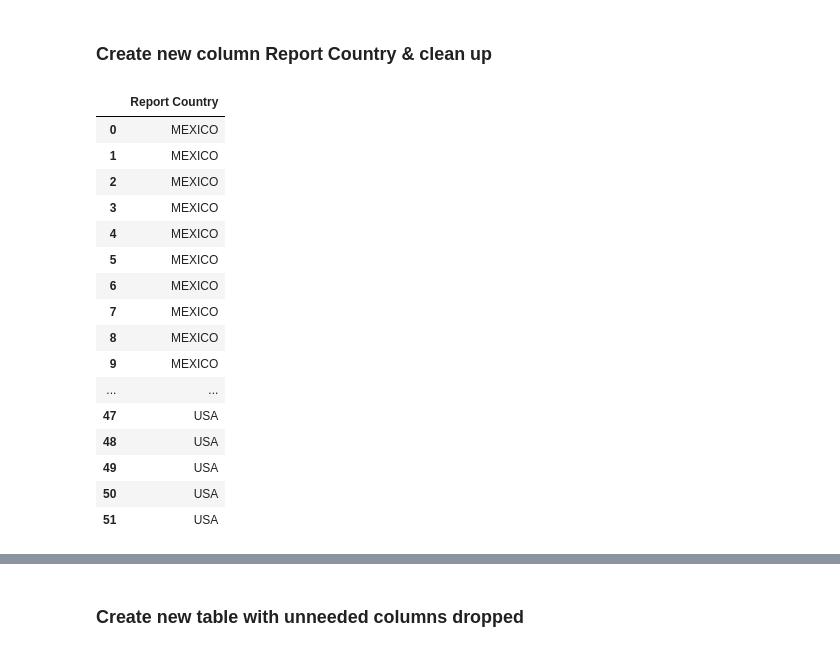
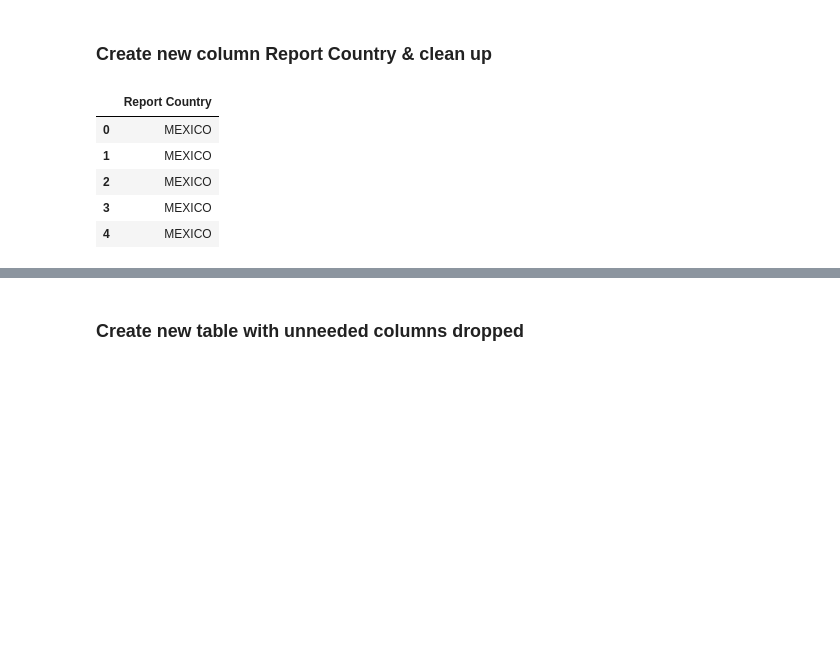
Before and after one commit to ArinkB/Monarchs, a Jupyter notebook: Data/Monarchs_1995_cleanup.ipynb, the cells around one changed output, grey strips where cells are left out. Drawn from its saved outputs; the diff is of its cells as text; code cells hidden in the pictures; blank space fills up the shorter version.

```diff
--- a/Data/Monarchs_1995_cleanup.ipynb
+++ b/Data/Monarchs_1995_cleanup.ipynb
@@ -66,5 +58,3 @@ df
-# %%
-df.rename(columns={'Date Tagged': 'Tag Date', 'Date Recovered': 'Report Date'}, inplace=True)
 # %% [markdown]
 ### Split & rename combined columns in Tagged category
 # %%
@@ -123,24 +101,13 @@ df3
 # %%
 add_country = df['Where Recovered'].str.extract("(Mexico)", expand=True)
 add_country.columns = ['Report Country']
 add_country.loc[add_country['Report Country'] == 'Mexico', 'Report Country'] = 'MEXICO'
 add_country.loc[add_country['Report Country'].isnull(), 'Report Country'] = 'USA'
-add_country
+add_country.head(5)
 # %% [output]
 |  | Report Country |
 | 0 | MEXICO |
 | 1 | MEXICO |
 | 2 | MEXICO |
 | 3 | MEXICO |
 | 4 | MEXICO |
-| 5 | MEXICO |
-| 6 | MEXICO |
-| 7 | MEXICO |
-| 8 | MEXICO |
-| 9 | MEXICO |
-| ... | ... |
-| 47 | USA |
-| 48 | USA |
-| 49 | USA |
-| 50 | USA |
-| 51 | USA |
```
Also changed, not shown: parts of 10 cells of this notebook, 3 other files.
